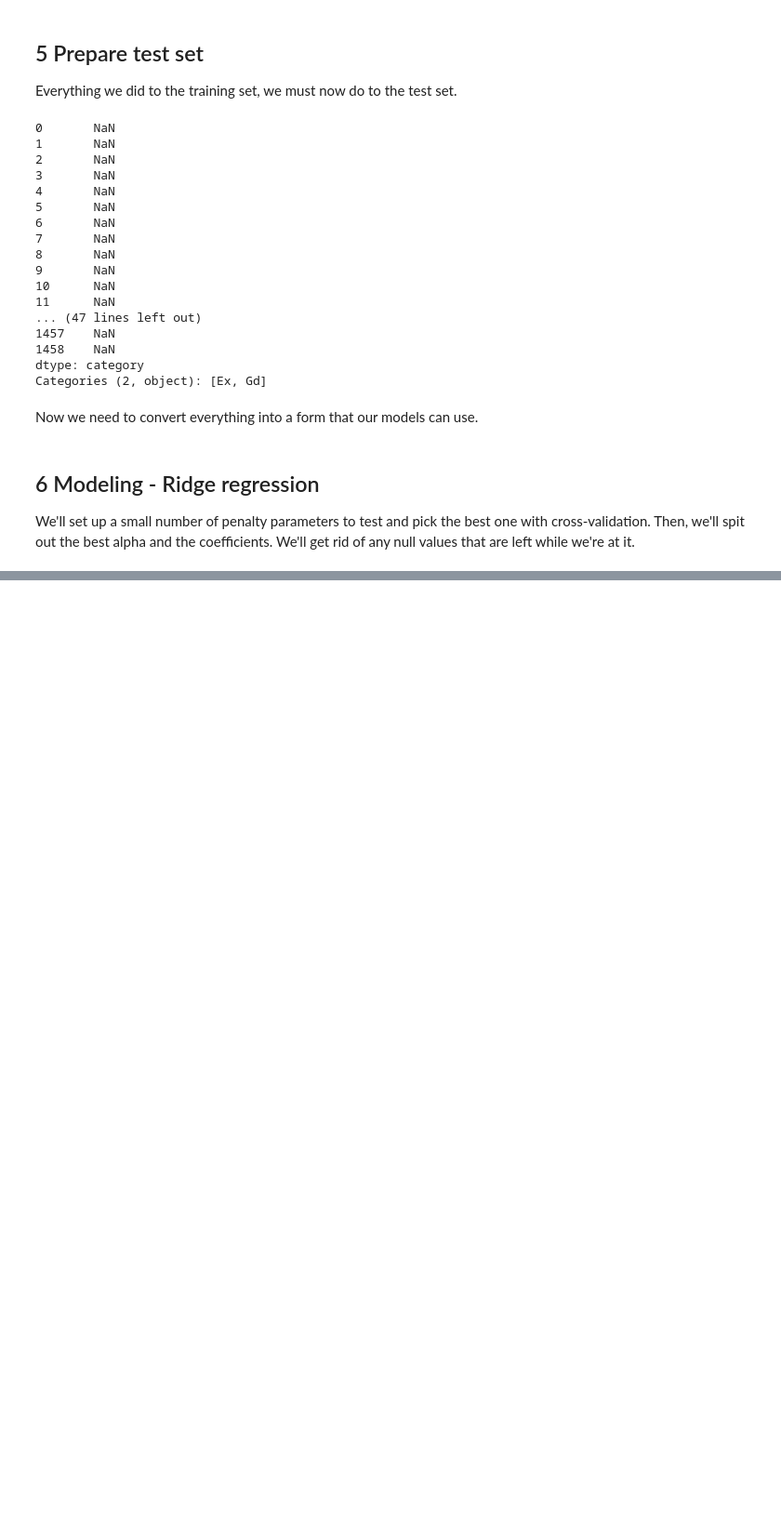
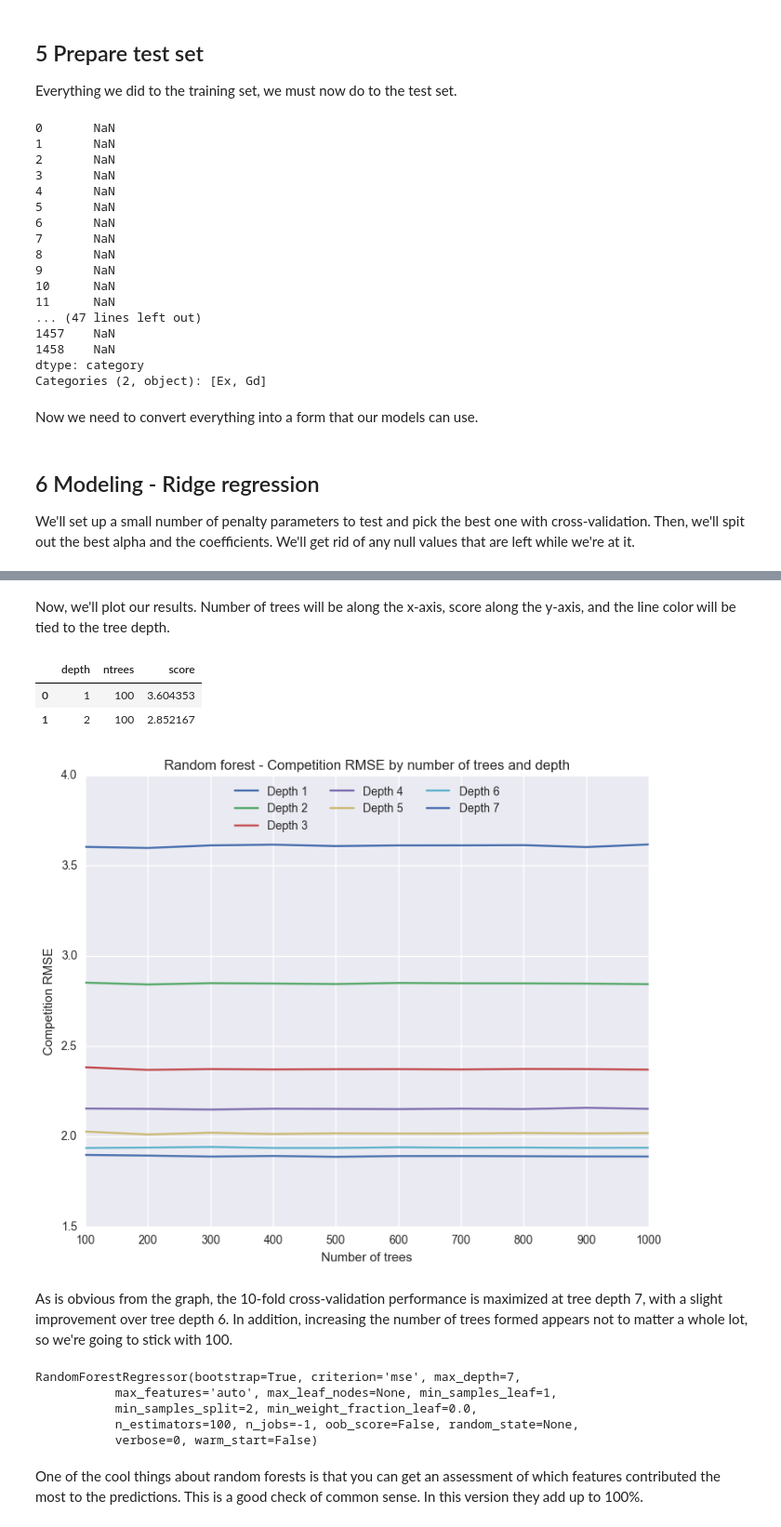
Before and after one commit to jdunavin/Homes, a Jupyter notebook: Ames IA home prices.ipynb, the cells around one changed output, grey strips where cells are left out. Shown: that part at 93% size. Drawn from its saved outputs; the diff is of its cells as text; code cells hidden in the pictures; blank space fills up the shorter version.

Commit message:
3 model submissions
Lasso, ridge, and random forest. They all suck because I am sucking at
this

```diff
--- a/Ames IA home prices.ipynb
+++ b/Ames IA home prices.ipynb
@@ -394,0 +582,33 @@ ridge.alpha_
+# %%
+# Warning: This takes a bit
+scores=[]
+for n in ntrees:
+    for d in depths:
+        run_tot = 0
+        for k in np.arange(0,10):
+
+            # Get the kth fold of data
+            testXcv = trainX[k*146:k*146+146]
+            trainX_left = trainX[:k*146]
+            trainX_right = trainX[k*146+146:]
+            trainXcv = pd.concat([trainX_left, trainX_right])
+
+            testYcv = trainY[k*146:k*146+146]
+            trainY_left = trainY[:k*146]
+            trainY_right = trainY[k*146+146:]
+            trainYcv = np.concatenate([trainY_left, trainY_right])
+
+            # Fit a model and make predictions using the kth fold
+            rf = RandomForestRegressor(n_estimators=n, max_depth=d, n_jobs=-1)
+            rf.fit(trainXcv, trainYcv)
+            preds = rf.predict(testXcv)
+
+            # Add this fold's score to the previous ones
+            run_tot = run_tot + np.sqrt(np.sum((np.log(preds) - np.log(testYcv))**2))
+
+        # Now we load the scores table with the parameters we're testing and the 10-fold average score
+        scores.append({'ntrees':n, 'depth':d, 'score':run_tot/10.0})
+        # Tell me where we're at - Comment this out if you find it annoying
+        print("ntrees =",n,", max depth =",d)
+scoredf = pd.DataFrame(scores)
+print("Done!")
@@ -394,0 +633,35 @@ ridge.alpha_
+# %% [markdown]
+Now, we'll plot our results. Number of trees will be along the x-axis, score along the y-axis, and the line color will be tied to the tree depth.
+# %%
+scoredf.head(2)
+# %% [output]
+|  | depth | ntrees | score |
+| 0 | 1 | 100 | 3.604353 |
+| 1 | 2 | 100 | 2.852167 |
+# %%
+fig=plt.figure()
+ax = plt.axes()
+for d in depths:
+    x = scoredf['ntrees'][scoredf['depth']==d]
+    y = scoredf['score'][scoredf['depth']==d]
+    plt.plot(x,y, label='Depth ' + str(d))
+plt.legend(loc=9, ncol=len(depths)//2) # upper center
+plt.xlabel("Number of trees")
+plt.ylabel("Competition RMSE")
+ax.set_title("Random forest - Competition RMSE by number of trees and depth")
+plt.show()
+# %% [output]
+[figure, added]
+# %% [markdown]
+As is obvious from the graph, the 10-fold cross-validation performance is maximized at tree depth 7, with a slight improvement over tree depth 6. In addition, increasing the number of trees formed appears not to matter a whole lot, so we're going to stick with 100.
+# %%
+rf_best = RandomForestRegressor(n_jobs=-1, n_estimators=100, max_depth=7)
+rf_best.fit(trainX, trainY)
+# %% [output]
+RandomForestRegressor(bootstrap=True, criterion='mse', max_depth=7,
+           max_features='auto', max_leaf_nodes=None, min_samples_leaf=1,
+           min_samples_split=2, min_weight_fraction_leaf=0.0,
+           n_estimators=100, n_jobs=-1, oob_score=False, random_state=None,
+           verbose=0, warm_start=False)
+# %% [markdown]
+One of the cool things about random forests is that you can get an assessment of which features contributed the most to the predictions. This is a good check of common sense. In this version they add up to 100%.
```
Also changed, not shown: parts of 53 cells of this notebook, 3 other files.
